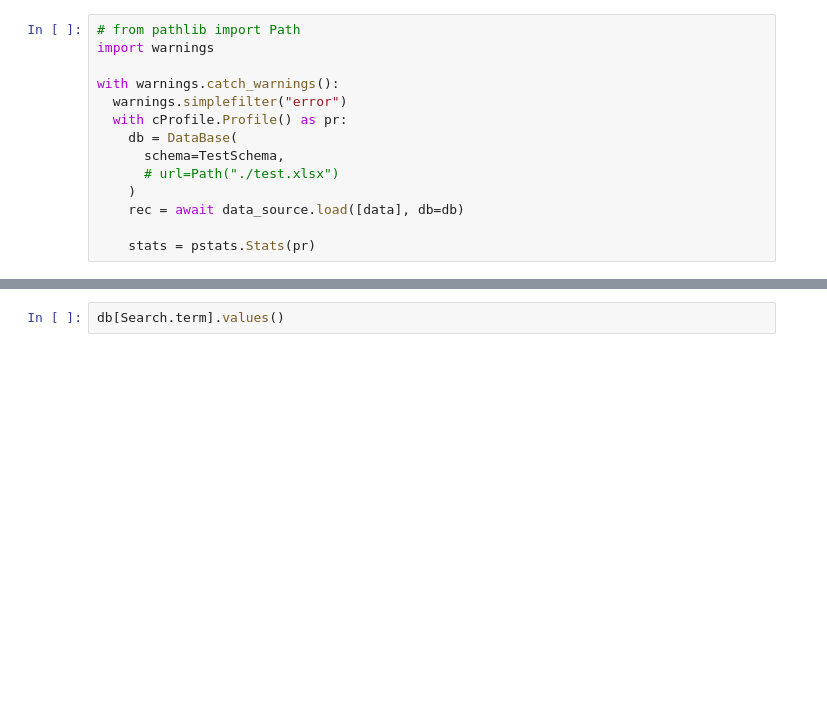
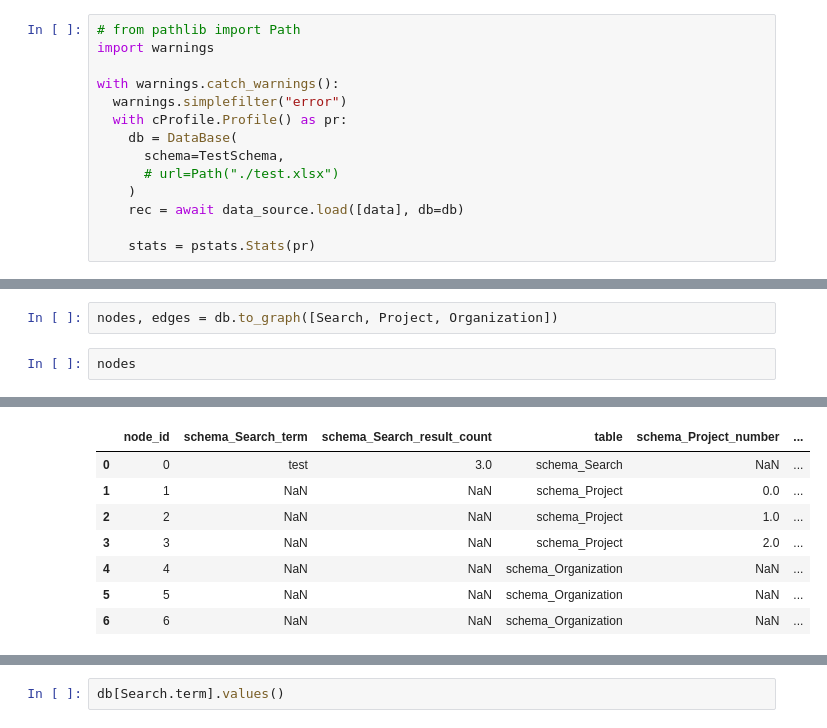
Before and after one commit to cloudlane-one/py-research, a Jupyter notebook: exp/test_db.ipynb, the cells around one changed output, grey strips where cells are left out. Cells and saved outputs as stored; diff of their text form; blank space fills up the shorter version.

```diff
--- a/exp/test_db.ipynb
+++ b/exp/test_db.ipynb
@@ -196,0 +218,5 @@ with warnings.catch_warnings():
+# %%
+nodes, edges = db.to_graph([Search, Project, Organization])
+# %%
+nodes
+# %% [output]
@@ -196,0 +224,8 @@ with warnings.catch_warnings():
+|  | node_id | schema_Search_term | schema_Search_result_count | table | schema_Project_number | ... |
+| 0 | 0 | test | 3.0 | schema_Search | NaN | ... |
+| 1 | 1 | NaN | NaN | schema_Project | 0.0 | ... |
+| 2 | 2 | NaN | NaN | schema_Project | 1.0 | ... |
+| 3 | 3 | NaN | NaN | schema_Project | 2.0 | ... |
+| 4 | 4 | NaN | NaN | schema_Organization | NaN | ... |
+| 5 | 5 | NaN | NaN | schema_Organization | NaN | ... |
+| 6 | 6 | NaN | NaN | schema_Organization | NaN | ... |
```
Also changed, not shown: parts of 12 cells of this notebook, 1 other file.
